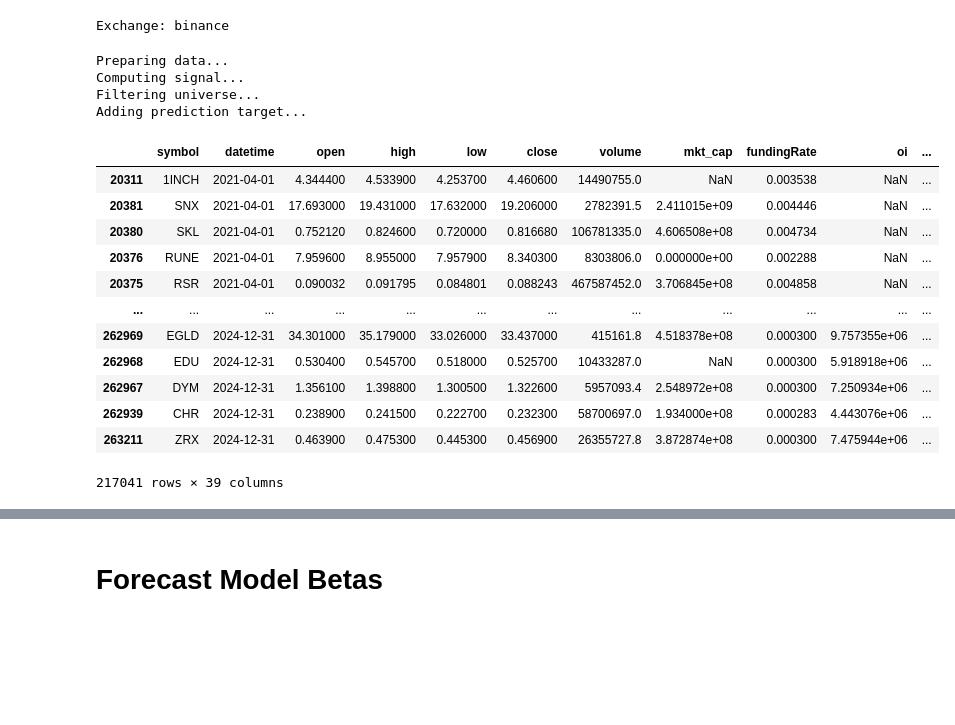
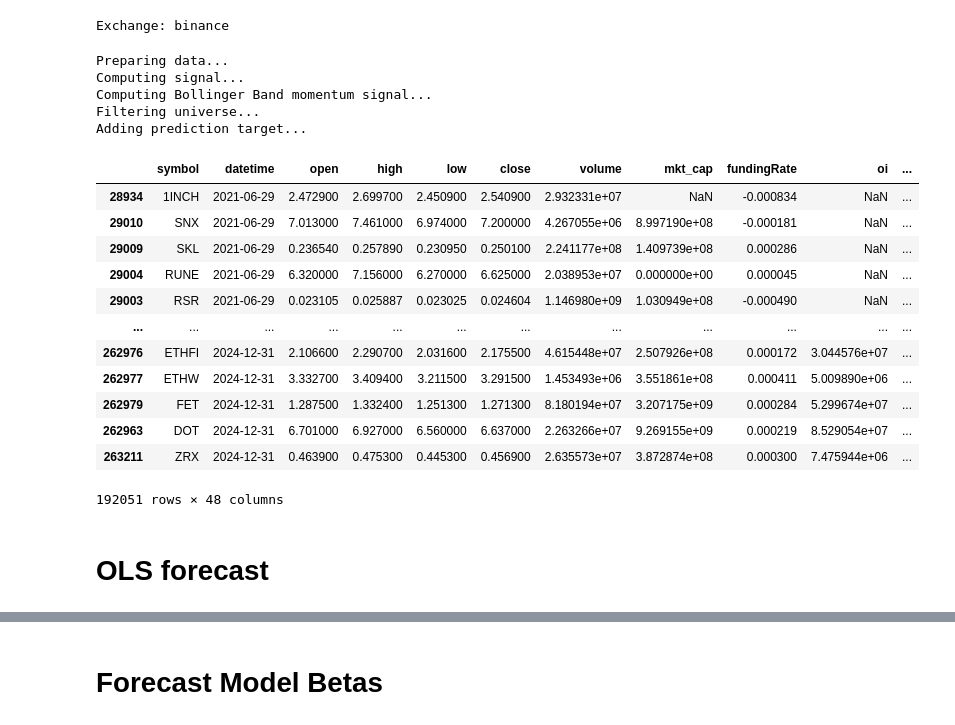
Before and after one commit to engineswap/strategy_manager, a Jupyter notebook: backtest_ols.ipynb, the cells around one changed output, grey strips where cells are left out. Drawn from its saved outputs; the diff is of its cells as text; code cells hidden in the pictures; blank space fills up the shorter version.

```diff
--- a/backtest_ols.ipynb
+++ b/backtest_ols.ipynb
@@ -45,6 +45,31 @@ print(f"Exchange: {EXCHANGE_NAME}")
 # %% [output]
 Exchange: binance
 # %%
+def winsorize(x, lower_pct, upper_pct):
+	lo, hi = x.quantile(lower_pct), x.quantile(upper_pct)
+	return x.clip(lower=lo, upper=hi)
+
+def compute_bolmom(df_filtered: pd.DataFrame) -> pd.DataFrame:
+	print("Computing Bollinger Band momentum signal...")
+	df_filtered = df_filtered.sort_values(['datetime', 'symbol'])
+
+	# Calculate rolling volatility (same as used in Bollinger Bands)
+	df_filtered['vol_ewm'] = df_filtered.groupby('symbol')['close'].transform(lambda x: x.ewm(span=100).std())
+
+	# Calculate middle band (EMA)
+	df_filtered['middle_band'] = df_filtered.groupby('symbol')['close'].transform(lambda x: x.ewm(span=100).mean())
+
+	# Calculate distance to band (number of band widths away from middle)
+	df_filtered['bollinger_distance'] = (df_filtered['close'] - df_filtered['middle_band']) / (2 * df_filtered['vol_ewm'])
+
+	# Clipping for outliers/overextension
+	df_filtered['signal3'] = df_filtered['bollinger_distance'].clip(lower=-1, upper=1)
+
+	# z score for consistent l1 and l2 penalties
+	df_filtered['signal3'] = df_filtered.groupby('datetime')['signal3'].transform(lambda x: (x - x.mean()) / x.std())
+
+	return df_filtered
+
 # Signal generation
 def compute_signal(df: pd.DataFrame) -> pd.DataFrame:
 	lookback = 32
@@ -60,9 +85,7 @@ def compute_signal(df: pd.DataFrame) -> pd.DataFrame:
 		lambda x: x.ewm(span=lookback).mean()
 	)
 
-	def winsorize(x, lower_pct, upper_pct):
-		lo, hi = x.quantile(lower_pct), x.quantile(upper_pct)
-		return x.clip(lower=lo, upper=hi)
+	df = compute_bolmom(df)
 
 	df['signal'] = (
 		df
@@ -80,11 +103,6 @@ def filter_universe(df: pd.DataFrame) -> pd.DataFrame:
 	df = df[df.dollar_volume_slowed >= 1e6] # at least $1M daily volume
 	df = df[df.days_since_listing >= 90] # at least 90 days since listing (need data for risk estimate)
 	return df
-
-# Utility functions
-def winsorize(x):
-	"""Winsorize series at 5th and 95th percentiles."""
-	return np.clip(x, x.quantile(0.025), x.quantile(0.975))
 
 # Data preparation
 def prepare_data(df: pd.DataFrame) -> pd.DataFrame:
@@ -140,45 +158,48 @@ def prepare_data(df: pd.DataFrame) -> pd.DataFrame:
 def add_prediction_target(df: pd.DataFrame) -> pd.DataFrame:
 	df = df.copy()
 	df = df.sort_values(['datetime'])
 	# raw signal
 	df['10d_forward_price'] = df.groupby('symbol')['close'].shift(-10)
 	df['10d_return'] = (df['10d_forward_price'] - df['close']) / df['close']
 	# demean within each date
 	df['target'] = df.groupby('datetime')['10d_return'].transform(lambda x: x - x.mean())
 	return df.drop(columns=['10d_forward_price', '10d_return'])
 
 
 print("Preparing data...")
 df = prepare_data(df)
 
 print("Computing signal...")
 df = compute_signal(df)
 
 print("Filtering universe...")
 df = filter_universe(df)
 
 print("Adding prediction target...")
 df = add_prediction_target(df)
 
 df
 # %% [output]
 Preparing data...
 Computing signal...
+Computing Bollinger Band momentum signal...
 Filtering universe...
 Adding prediction target...
 |  | symbol | datetime | open | high | low | close | volume | mkt_cap | fundingRate | oi | ... |
-| 20311 | 1INCH | 2021-04-01 | 4.344400 | 4.533900 | 4.253700 | 4.460600 | 14490755.0 | NaN | 0.003538 | NaN | ... |
-| 20381 | SNX | 2021-04-01 | 17.693000 | 19.431000 | 17.632000 | 19.206000 | 2782391.5 | 2.411015e+09 | 0.004446 | NaN | ... |
-| 20380 | SKL | 2021-04-01 | 0.752120 | 0.824600 | 0.720000 | 0.816680 | 106781335.0 | 4.606508e+08 | 0.004734 | NaN | ... |
-| 20376 | RUNE | 2021-04-01 | 7.959600 | 8.955000 | 7.957900 | 8.340300 | 8303806.0 | 0.000000e+00 | 0.002288 | NaN | ... |
-| 20375 | RSR | 2021-04-01 | 0.090032 | 0.091795 | 0.084801 | 0.088243 | 467587452.0 | 3.706845e+08 | 0.004858 | NaN | ... |
+| 28934 | 1INCH | 2021-06-29 | 2.472900 | 2.699700 | 2.450900 | 2.540900 | 2.932331e+07 | NaN | -0.000834 | NaN | ... |
+| 29010 | SNX | 2021-06-29 | 7.013000 | 7.461000 | 6.974000 | 7.200000 | 4.267055e+06 | 8.997190e+08 | -0.000181 | NaN | ... |
+| 29009 | SKL | 2021-06-29 | 0.236540 | 0.257890 | 0.230950 | 0.250100 | 2.241177e+08 | 1.409739e+08 | 0.000286 | NaN | ... |
+| 29004 | RUNE | 2021-06-29 | 6.320000 | 7.156000 | 6.270000 | 6.625000 | 2.038953e+07 | 0.000000e+00 | 0.000045 | NaN | ... |
+| 29003 | RSR | 2021-06-29 | 0.023105 | 0.025887 | 0.023025 | 0.024604 | 1.146980e+09 | 1.030949e+08 | -0.000490 | NaN | ... |
 | ... | ... | ... | ... | ... | ... | ... | ... | ... | ... | ... | ... |
-| 262969 | EGLD | 2024-12-31 | 34.301000 | 35.179000 | 33.026000 | 33.437000 | 415161.8 | 4.518378e+08 | 0.000300 | 9.757355e+06 | ... |
-| 262968 | EDU | 2024-12-31 | 0.530400 | 0.545700 | 0.518000 | 0.525700 | 10433287.0 | NaN | 0.000300 | 5.918918e+06 | ... |
-| 262967 | DYM | 2024-12-31 | 1.356100 | 1.398800 | 1.300500 | 1.322600 | 5957093.4 | 2.548972e+08 | 0.000300 | 7.250934e+06 | ... |
-| 262939 | CHR | 2024-12-31 | 0.238900 | 0.241500 | 0.222700 | 0.232300 | 58700697.0 | 1.934000e+08 | 0.000283 | 4.443076e+06 | ... |
-| 263211 | ZRX | 2024-12-31 | 0.463900 | 0.475300 | 0.445300 | 0.456900 | 26355727.8 | 3.872874e+08 | 0.000300 | 7.475944e+06 | ... |
+| 262976 | ETHFI | 2024-12-31 | 2.106600 | 2.290700 | 2.031600 | 2.175500 | 4.615448e+07 | 2.507926e+08 | 0.000172 | 3.044576e+07 | ... |
+| 262977 | ETHW | 2024-12-31 | 3.332700 | 3.409400 | 3.211500 | 3.291500 | 1.453493e+06 | 3.551861e+08 | 0.000411 | 5.009890e+06 | ... |
+| 262979 | FET | 2024-12-31 | 1.287500 | 1.332400 | 1.251300 | 1.271300 | 8.180194e+07 | 3.207175e+09 | 0.000284 | 5.299674e+07 | ... |
+| 262963 | DOT | 2024-12-31 | 6.701000 | 6.927000 | 6.560000 | 6.637000 | 2.263266e+07 | 9.269155e+09 | 0.000219 | 8.529054e+07 | ... |
+| 263211 | ZRX | 2024-12-31 | 0.463900 | 0.475300 | 0.445300 | 0.456900 | 2.635573e+07 | 3.872874e+08 | 0.000300 | 7.475944e+06 | ... |
-217041 rows × 39 columns
+192051 rows × 48 columns
+# %% [markdown]
+# OLS forecast
 # %%
 import itertools
 import numpy as np
```
Also changed, not shown: parts of 16 cells of this notebook, 1 other file.
